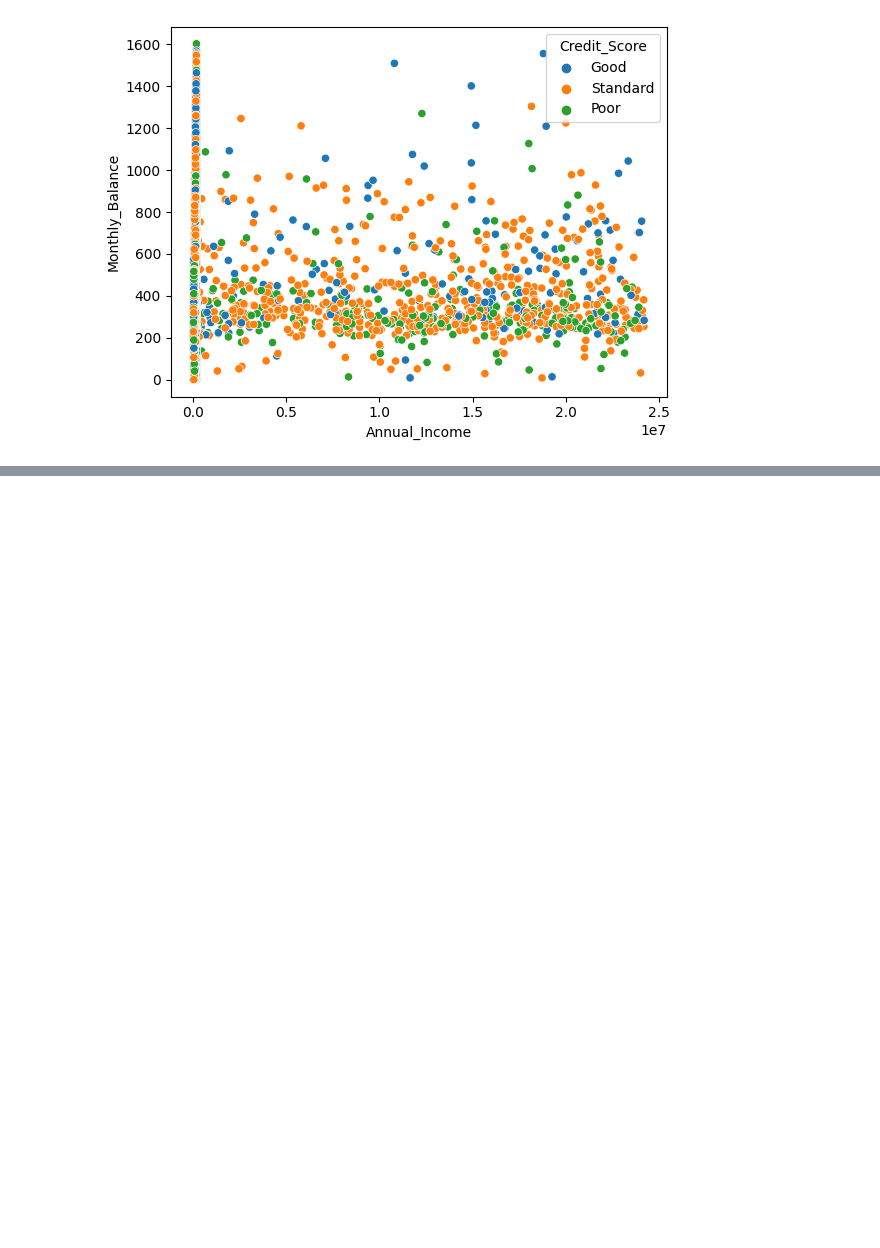
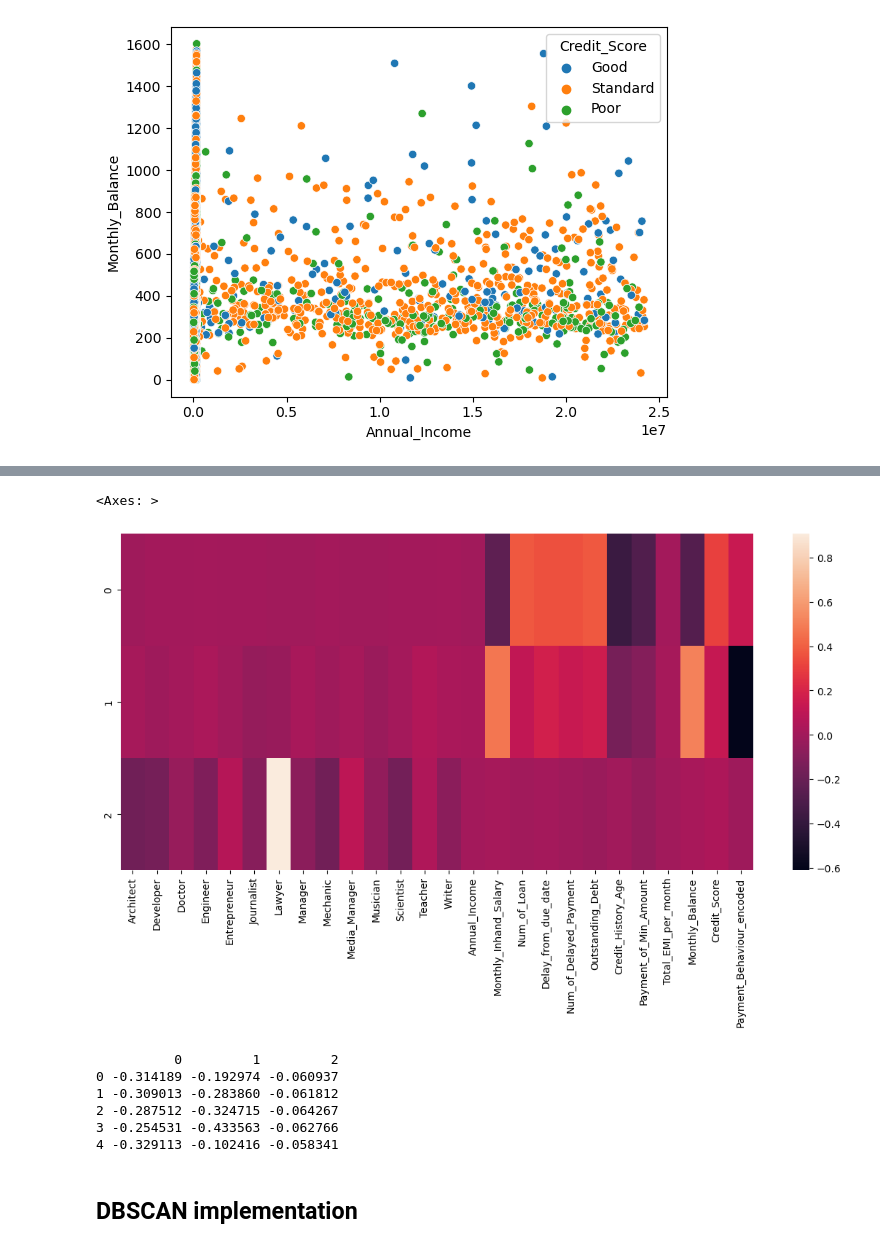
Before and after one commit to tanvimathur11/DDA, a Jupyter notebook: DDA_cleaning-Rough.ipynb, the cells around one changed output, grey strips where cells are left out. Saved outputs shown, nothing was run; the diff lists cells and outputs as text; code cells hidden in the pictures; blank space fills up the shorter version.

```diff
--- a/DDA_cleaning-Rough.ipynb
+++ b/DDA_cleaning-Rough.ipynb
@@ -1336,0 +1466,21 @@ sns.scatterplot (data = final_dataset_encoded_2 , x="Annual_Income", y = "Monthl
+# %%
+credit_comp = pd.DataFrame(pca.components_, columns=final_dataset_ML.columns)
+
+plt.figure(figsize=(14,6))
+
+sns.heatmap(credit_comp)
+# %% [output]
+<Axes: >
+[figure, added]
+# %%
+cred_principal = pd.DataFrame(cred_principal)
+print(cred_principal.head())
+# %% [output]
+          0         1         2
+0 -0.314189 -0.192974 -0.060937
+1 -0.309013 -0.283860 -0.061812
+2 -0.287512 -0.324715 -0.064267
+3 -0.254531 -0.433563 -0.062766
+4 -0.329113 -0.102416 -0.058341
+# %% [markdown]
+## DBSCAN implementation
```
Also changed, not shown: parts of 21 cells of this notebook, 6 other files.
